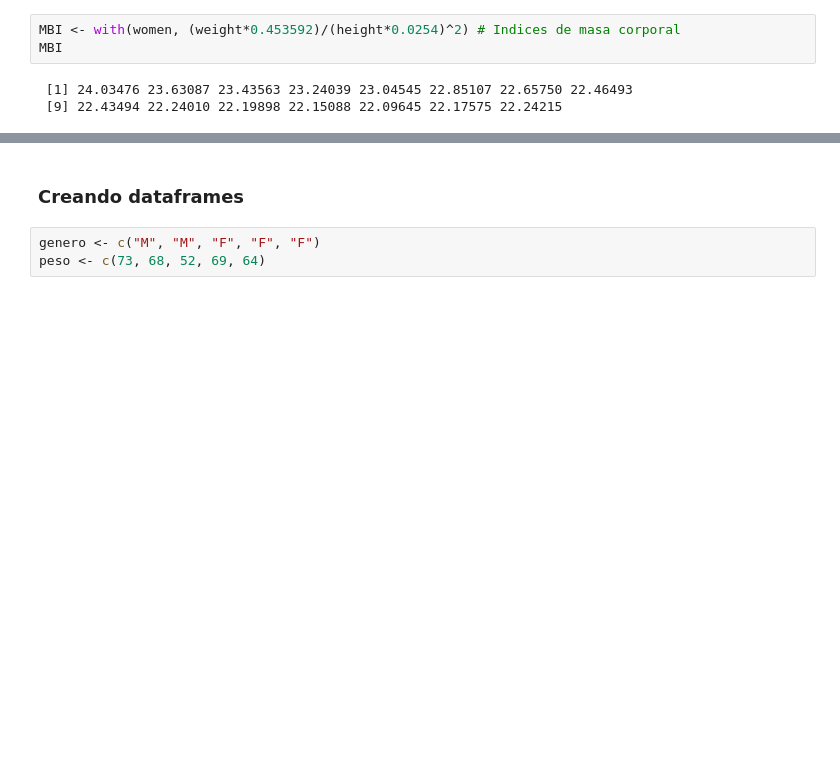
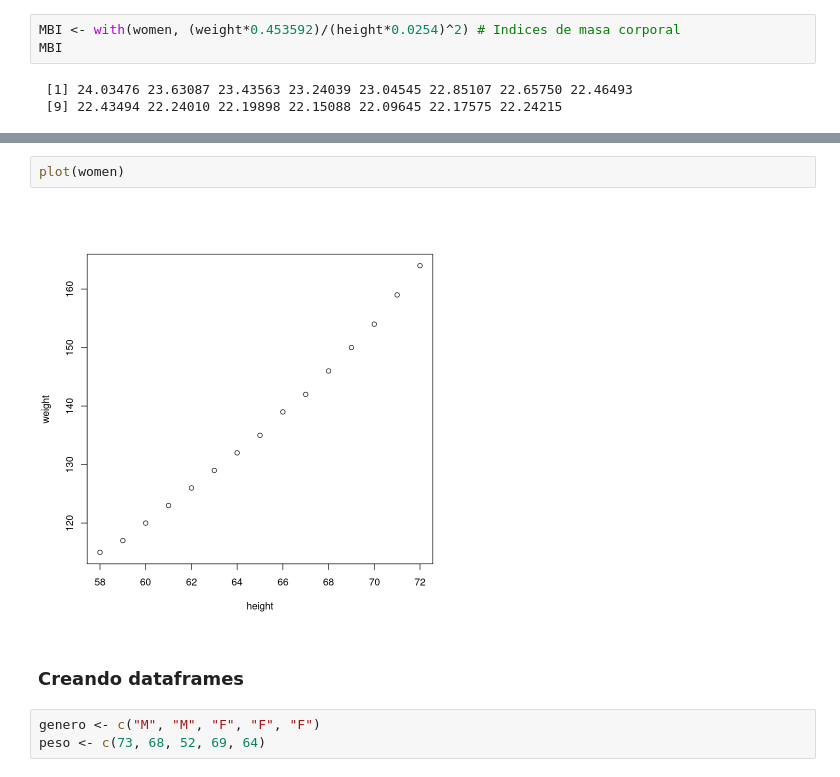
Before and after one commit to LF-Flores/CalculoActuarial-II, a Jupyter notebook: Cuadernos/Matrices_y_dataframes.ipynb, the cells around one changed output, grey strips where cells are left out. Drawn from its saved outputs; the diff is of its cells as text; blank space fills up the shorter version.

```diff
--- a/Cuadernos/Matrices_y_dataframes.ipynb
+++ b/Cuadernos/Matrices_y_dataframes.ipynb
@@ -298,3 +409,7 @@ MBI
+# %%
+plot(women)
+# %% [output]
+[figure, added]
 # %% [markdown]
 ### Creando dataframes
 # %%
```
Also changed, not shown: parts of 29 cells of this notebook, 1 other file.
